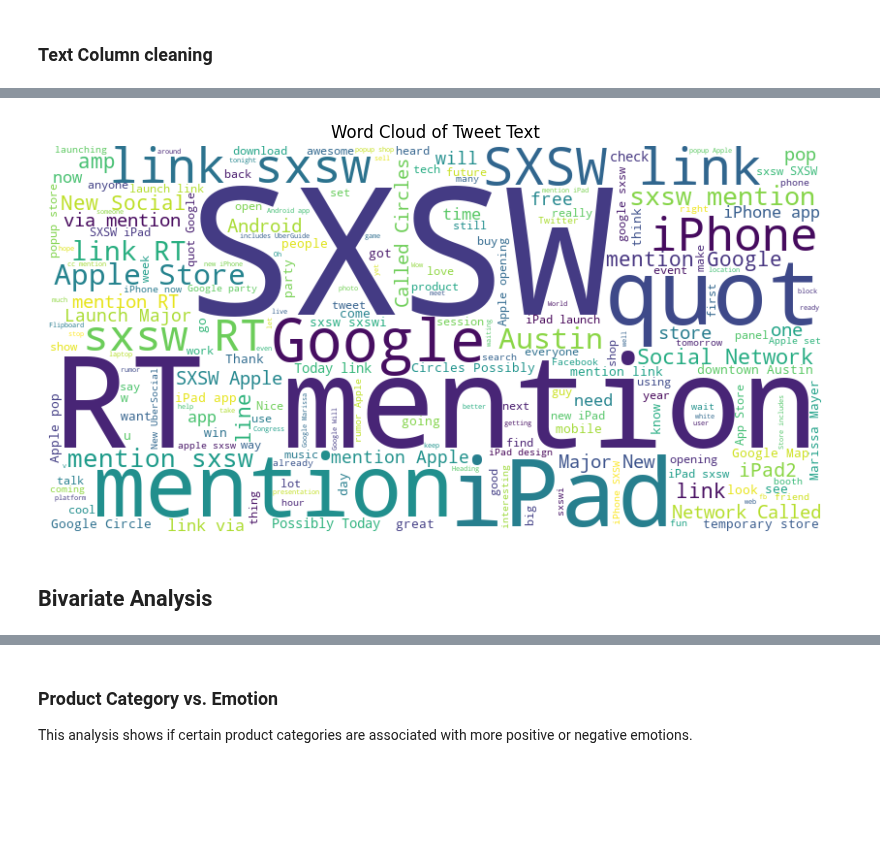
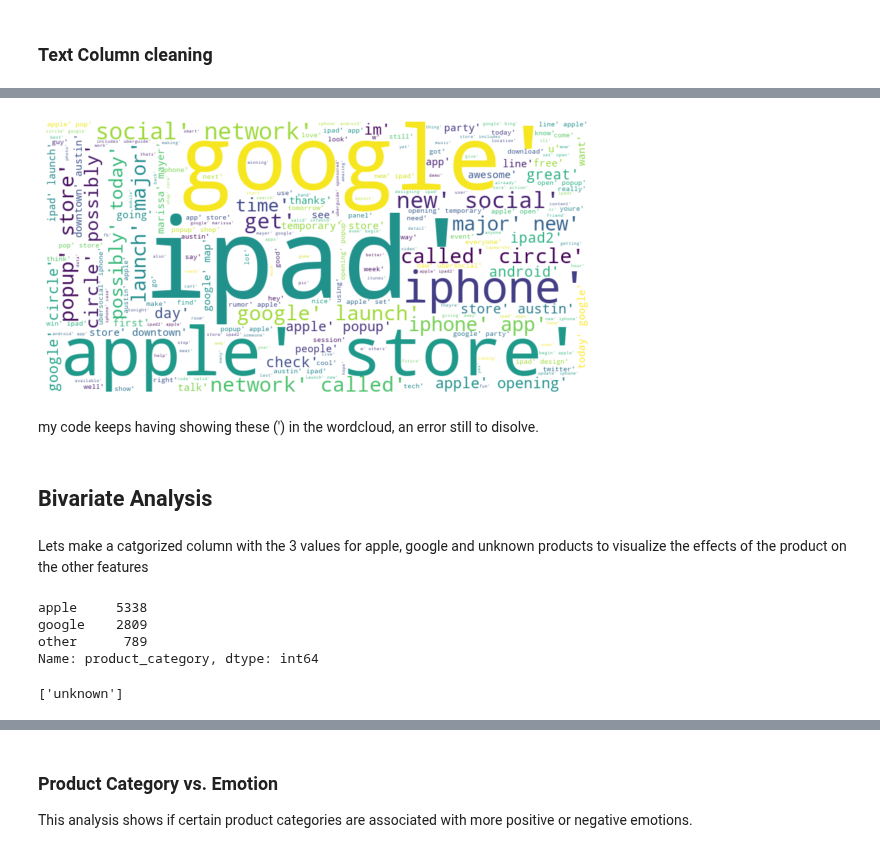
Before and after one commit to gtisnanga/GRP-13-FINAL-PROJECT, a Jupyter notebook: NDEGWA.ipynb, the cells around one changed output, grey strips where cells are left out. Cells and saved outputs as stored; diff of their text form; code cells hidden in the pictures; blank space fills up the shorter version.

```diff
--- a/NDEGWA.ipynb
+++ b/NDEGWA.ipynb
@@ -147,8 +209,8 @@ In the tweets dataset, some rows have missing values in the product column, whic
 
 To handle these missing entries, we chose to impute them with the label 'unknown'. This approach allows us to retain these rows in the dataset rather than dropping them, which would reduce our sample size and potentially lead to a loss of valuable contextual information.
 # %%
-# lets fill the NaN values with unknown to change to string
-tweets['product'] = tweets['product'].fillna('unknown')
+# lets drop the NaN values from the product column
+tweets['product'] = tweets['product'].dropna()
 # %%
 # Check unique values
 unique_products = tweets['product'].unique()
@@ -225,4 +254,4 @@ tweets.head()
 tweets.dropna(subset=['text'], inplace=True)
 # %%
  # Remove non-ASCII characters in the text column
-tweets['text'] = tweets['text'].apply(lambda x: ''.join([char for char in str(x) if ord(char) < 128]))
+tweets['text'] = tweets['text'].apply(lambda x: ''.join([char for char in str(x) if ord(char) < 127]))
@@ -247,0 +267,6 @@ tweets['text'] = tweets['text'].apply(lambda x: ''.join([char for char in str(x)
+# %%
+# Reset the index
+tweets.reset_index(inplace=True)
+# Drop the old index column
+tweets.drop(labels='index', axis=1, inplace=True)
+tweets.head()
@@ -282,17 +353,71 @@ plt.show()
+# %%
+# Apply the cleaning function to the 'text' column
+tweets['cleaned_text'] = tweets['text'].apply(lambda x: clean_text(x))
+
+# Cleaned text might already be a string, so no need for " ".join if it's not a list
+# tweets['clean_tweet'] = tweets['cleaned_text'].apply(lambda x: x.strip() if isinstance(x, str) else " ".join(x).strip())
 # %%
-# Join all the tweets into one large string
-text_data = ' '.join(tweets['text'].dropna())
+# Combine all the cleaned text into a single string for the word cloud
+all_cleaned_text = " ".join(tweets['cleaned_text'].astype(str))
 
 # Generate the word cloud
-wordcloud = WordCloud(width=800, height=400, background_color='white').generate(text_data)
+wordcloud = WordCloud(width=800, height=400, background_color='white').generate(all_cleaned_text)
 
 # Display the word cloud
-plt.figure(figsize=(10, 6))
+plt.figure(figsize=(15, 5))
 plt.imshow(wordcloud, interpolation='bilinear')
-plt.axis('off')
-plt.title('Word Cloud of Tweet Text')
+plt.axis('off')  # Turn off axis
 plt.show()
 # %% [output]
-[figure, old version]
+[figure, new version]
+# %% [markdown]
+my code keeps having showing these (') in the wordcloud, an error still to disolve.
 # %% [markdown]
 ## Bivariate Analysis
+# %% [markdown]
+Lets make a catgorized column with the 3 values for apple, google and unknown products to visualize the effects of the product on the other features
+# %%
+def categorize_product(product):
+    if not isinstance(product, str):
+        return 'other'  # Assign 'other' to non-string or missing values
+
+    # List of keywords for classification
+    apple_keywords = ['iphone', 'ipad', 'mac', 'ios', 'apple', 'ipad or iphone app', 'apple product', 'other apple product']
+    google_keywords = ['google', 'android', 'google product', 'android app', 'other google product']
+
+    # Lowercase the product for consistent matching
+    product = product.lower()
+
+    # Initialize category as 'other'
+    category = 'other'
+
+    # Check for Apple-related keywords
+    for keyword in apple_keywords:
+        if keyword in product:
+            category = 'apple'
+            break
+
+    # Check for Google-related keywords
+    for keyword in google_keywords:
+        if keyword in product:
+            category = 'google'
+            break
+
+    return category
+
+# Apply the new categorization function
+tweets['product_category'] = tweets['product'].apply(categorize_product)
+
+# Print value counts for the 'product_category' column
+print(tweets['product_category'].value_counts())
+# %% [output]
+apple     5338
+google    2809
+other      789
+Name: product_category, dtype: int64
+# %%
+# Check which products are categorized as 'other'
+other_category_products = tweets[tweets['product_category'] == 'other']['product']
+print(other_category_products.unique())
+# %% [output]
+['unknown']
```
Also changed, not shown: parts of 58 cells of this notebook.
